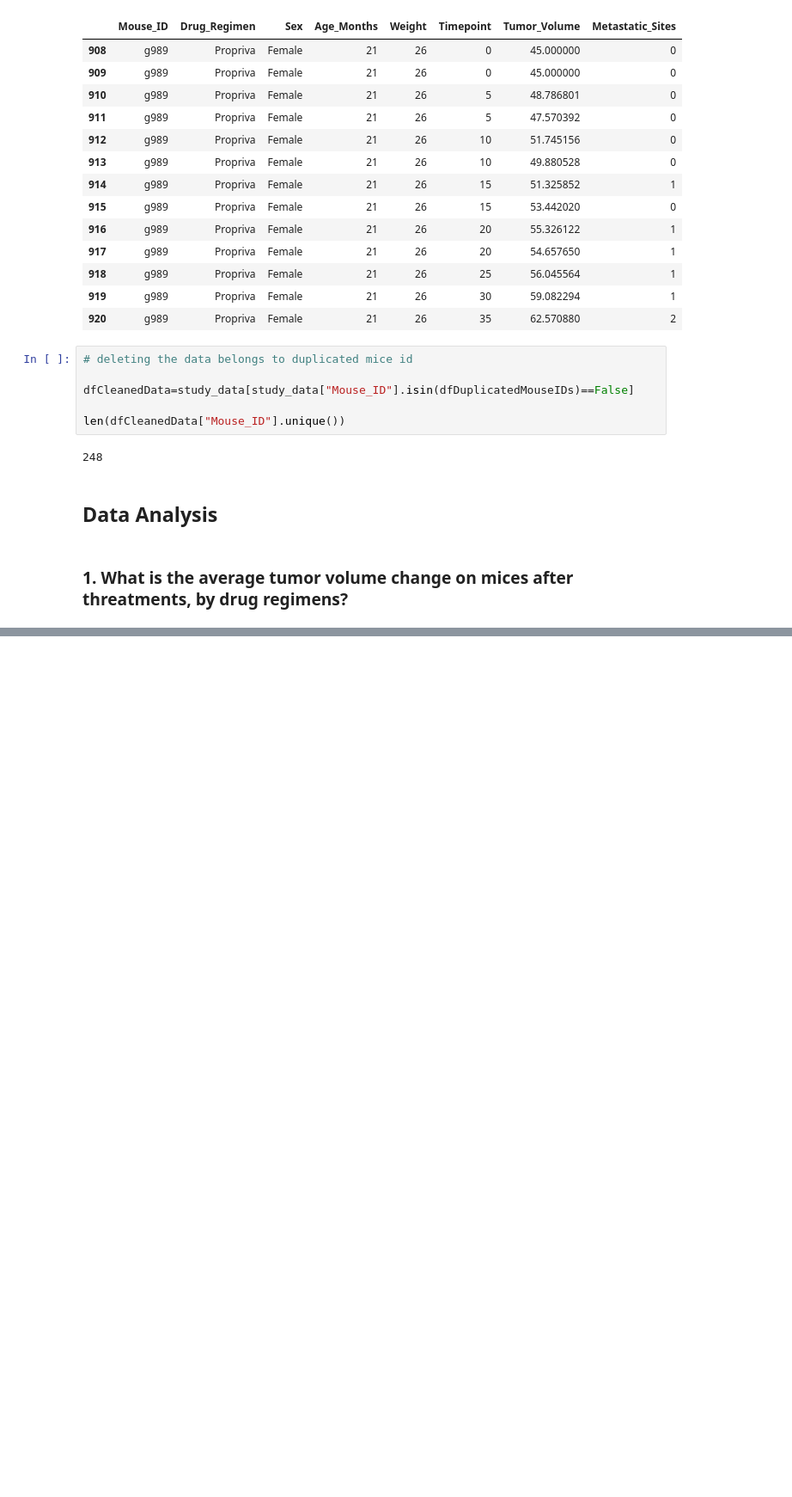
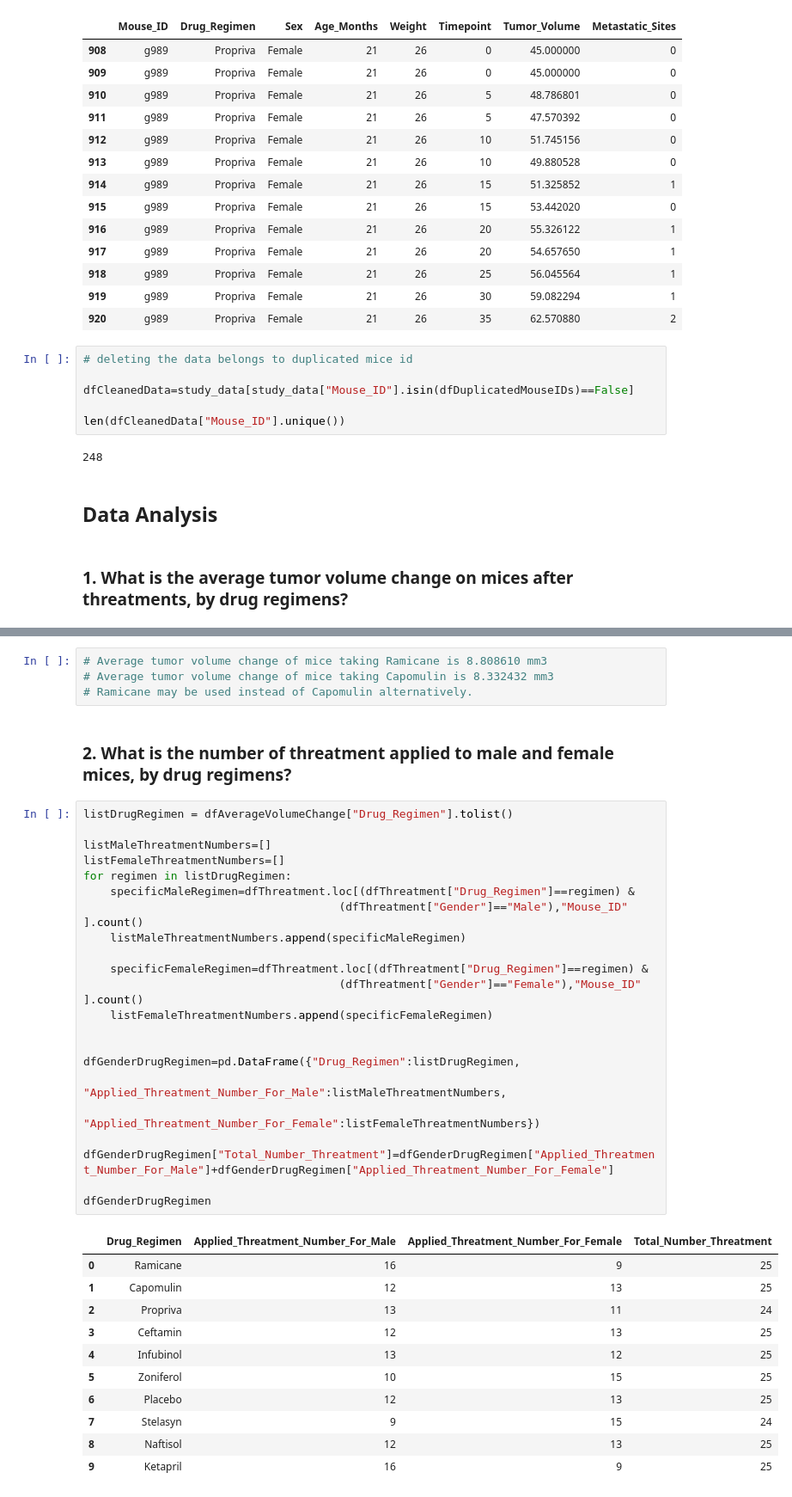
Before and after one commit to warshophysical/Pymaceuticals, a Jupyter notebook: pharma.ipynb, the cells around one changed output, grey strips where cells are left out. Shown: that part at 86% size. Cells and saved outputs as stored; diff of their text form; blank space fills up the shorter version.

```diff
--- a/pharma.ipynb
+++ b/pharma.ipynb
@@ -156,3 +174,43 @@ plt.xticks(rotation=90)
 plt.show()
 # %% [output]
 [figure]
+# %%
+# Average tumor volume change of mice taking Ramicane is 8.808610 mm3
+# Average tumor volume change of mice taking Capomulin is 8.332432 mm3
+# Ramicane may be used instead of Capomulin alternatively.
+# %% [markdown]
+### 2. What is the number of threatment applied to male and female mices, by drug regimens?
+# %%
+listDrugRegimen = dfAverageVolumeChange["Drug_Regimen"].tolist()
+
+listMaleThreatmentNumbers=[]
+listFemaleThreatmentNumbers=[]
+for regimen in listDrugRegimen:
+    specificMaleRegimen=dfThreatment.loc[(dfThreatment["Drug_Regimen"]==regimen) &
+                                      (dfThreatment["Gender"]=="Male"),"Mouse_ID" ].count()
+    listMaleThreatmentNumbers.append(specificMaleRegimen)
+
+    specificFemaleRegimen=dfThreatment.loc[(dfThreatment["Drug_Regimen"]==regimen) &
+                                      (dfThreatment["Gender"]=="Female"),"Mouse_ID" ].count()
+    listFemaleThreatmentNumbers.append(specificFemaleRegimen)
+
+
+dfGenderDrugRegimen=pd.DataFrame({"Drug_Regimen":listDrugRegimen,
+                                  "Applied_Threatment_Number_For_Male":listMaleThreatmentNumbers,
+                                  "Applied_Threatment_Number_For_Female":listFemaleThreatmentNumbers})
+
+dfGenderDrugRegimen["Total_Number_Threatment"]=dfGenderDrugRegimen["Applied_Threatment_Number_For_Male"]+dfGenderDrugRegimen["Applied_Threatment_Number_For_Female"]
+
+dfGenderDrugRegimen
+# %% [output]
+|  | Drug_Regimen | Applied_Threatment_Number_For_Male | Applied_Threatment_Number_For_Female | Total_Number_Threatment |
+| 0 | Ramicane | 16 | 9 | 25 |
+| 1 | Capomulin | 12 | 13 | 25 |
+| 2 | Propriva | 13 | 11 | 24 |
+| 3 | Ceftamin | 12 | 13 | 25 |
+| 4 | Infubinol | 13 | 12 | 25 |
+| 5 | Zoniferol | 10 | 15 | 25 |
+| 6 | Placebo | 12 | 13 | 25 |
+| 7 | Stelasyn | 9 | 15 | 24 |
+| 8 | Naftisol | 12 | 13 | 25 |
+| 9 | Ketapril | 16 | 9 | 25 |
```
Also changed, not shown: parts of 5 cells of this notebook.
